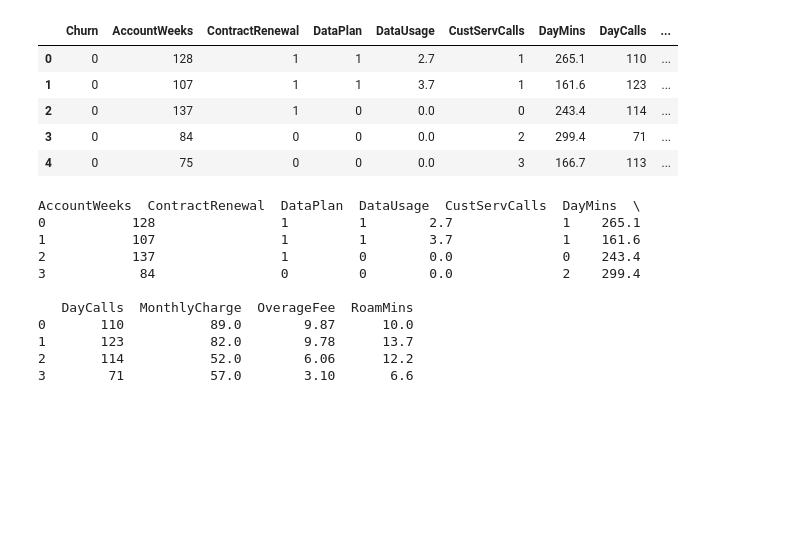
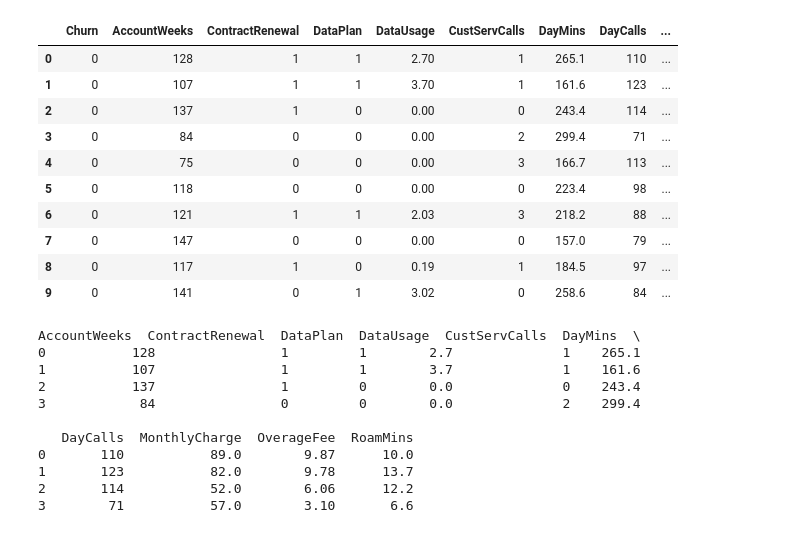
Before and after one commit to exponential-tortoise/customer_churn, a Jupyter notebook: model_fitting.ipynb, the cells around one changed output. Drawn from its saved outputs; the diff is of its cells as text; code cells hidden in the pictures; blank space fills up the shorter version.

```diff
--- a/model_fitting.ipynb
+++ b/model_fitting.ipynb
@@ -4,14 +4,19 @@ import pandas as pd
 # %%
 df=pd.read_csv("telecom_churn.csv")
 
-df.head()
+df.head(10)
 # %% [output]
 |  | Churn | AccountWeeks | ContractRenewal | DataPlan | DataUsage | CustServCalls | DayMins | DayCalls | ... |
-| 0 | 0 | 128 | 1 | 1 | 2.7 | 1 | 265.1 | 110 | ... |
-| 1 | 0 | 107 | 1 | 1 | 3.7 | 1 | 161.6 | 123 | ... |
-| 2 | 0 | 137 | 1 | 0 | 0.0 | 0 | 243.4 | 114 | ... |
-| 3 | 0 | 84 | 0 | 0 | 0.0 | 2 | 299.4 | 71 | ... |
-| 4 | 0 | 75 | 0 | 0 | 0.0 | 3 | 166.7 | 113 | ... |
+| 0 | 0 | 128 | 1 | 1 | 2.70 | 1 | 265.1 | 110 | ... |
+| 1 | 0 | 107 | 1 | 1 | 3.70 | 1 | 161.6 | 123 | ... |
+| 2 | 0 | 137 | 1 | 0 | 0.00 | 0 | 243.4 | 114 | ... |
+| 3 | 0 | 84 | 0 | 0 | 0.00 | 2 | 299.4 | 71 | ... |
+| 4 | 0 | 75 | 0 | 0 | 0.00 | 3 | 166.7 | 113 | ... |
+| 5 | 0 | 118 | 0 | 0 | 0.00 | 0 | 223.4 | 98 | ... |
+| 6 | 0 | 121 | 1 | 1 | 2.03 | 3 | 218.2 | 88 | ... |
+| 7 | 0 | 147 | 0 | 0 | 0.00 | 0 | 157.0 | 79 | ... |
+| 8 | 0 | 117 | 1 | 0 | 0.19 | 1 | 184.5 | 97 | ... |
+| 9 | 0 | 141 | 0 | 1 | 3.02 | 0 | 258.6 | 84 | ... |
 # %%
 X=df.loc[:,'AccountWeeks':]
 y=df.loc[:,'Churn']
```
Also changed, not shown: parts of 8 cells of this notebook.
